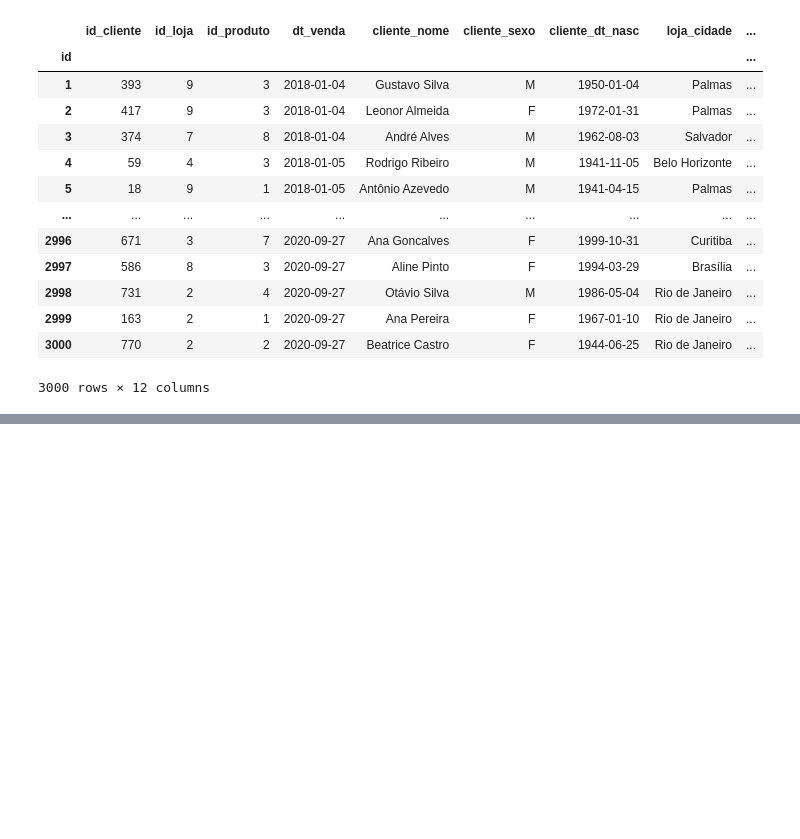
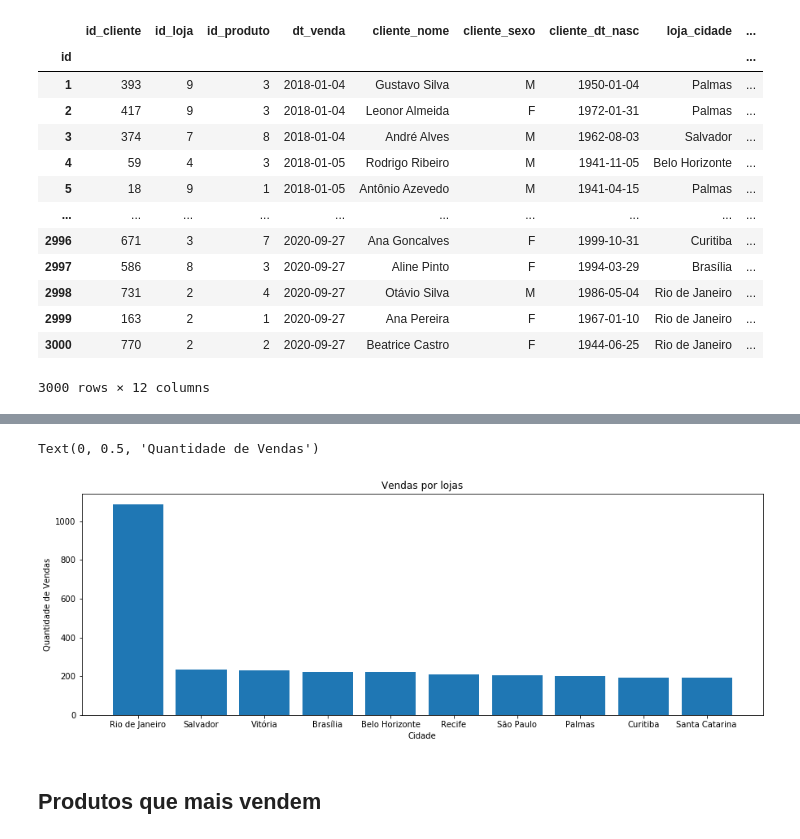
Before and after one commit to laurindo-luis/data-analysis-with-python, a Jupyter notebook: analises_vendas.ipynb, the cells around one changed output, grey strips where cells are left out. Saved outputs shown, nothing was run; the diff lists cells and outputs as text; code cells hidden in the pictures; blank space fills up the shorter version.

```diff
--- a/analises_vendas.ipynb
+++ b/analises_vendas.ipynb
@@ -512,0 +536,3 @@ Name: cliente_dt_nasc, Length: 3000, dtype: float64
+# %%
+graf_dados = df.groupby('loja_cidade').count().produto_valor.sort_values(ascending=False)
+graf_dados
@@ -512,0 +552,12 @@ Name: cliente_dt_nasc, Length: 3000, dtype: float64
+# %%
+import matplotlib.pyplot as plt
+plt.figure(figsize=(15, 5))
+plt.bar(graf_dados.index, graf_dados.values)
+plt.title('Vendas por lojas')
+plt.xlabel('Cidade')
+plt.ylabel('Quantidade de Vendas')
+# %% [output]
+Text(0, 0.5, 'Quantidade de Vendas')
+[figure, added]
+# %% [markdown]
+## Produtos que mais vendem
```
Also changed, not shown: parts of 35 cells of this notebook.
